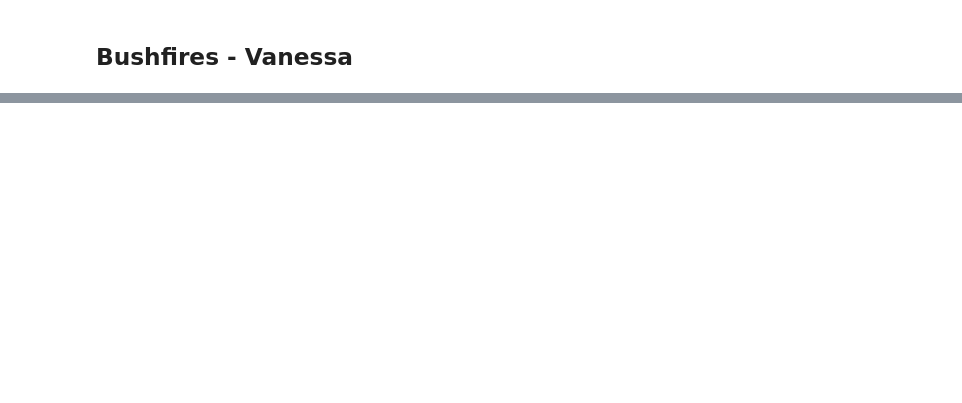
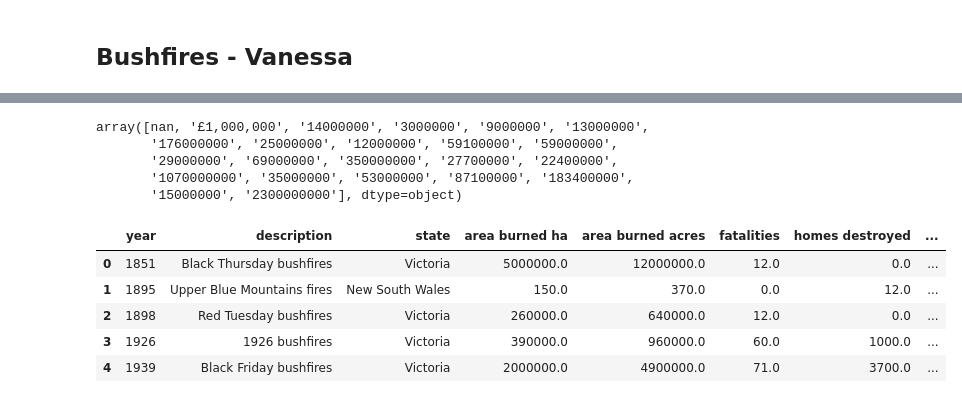
Before and after one commit to thierzon/disney-donut-project, a Jupyter notebook: combined_data.ipynb, the cells around one changed output, grey strips where cells are left out. Saved outputs shown, nothing was run; the diff lists cells and outputs as text; code cells hidden in the pictures; blank space fills up the shorter version.

```diff
--- a/combined_data.ipynb
+++ b/combined_data.ipynb
@@ -400,7 +430,35 @@ bushfire_data.dtypes
 # check why variables are not a float
 
 # approx_value_loss
-bushfire_data['approx value loss'].unique()
+bushfire_df['approx value loss'].unique()
 
 # a check of approx_value_loss suggests there is a data point that was included with a '£'
 # will leave for now because the value loss is reflected as the dollar value for that year and needs to be escalated by CPI to (at least) 2020 for analysis
+# %% [output]
+array([nan, '£1,000,000', '14000000', '3000000', '9000000', '13000000',
+       '176000000', '25000000', '12000000', '59100000', '59000000',
+       '29000000', '69000000', '350000000', '27700000', '22400000',
+       '1070000000', '35000000', '53000000', '87100000', '183400000',
+       '15000000', '2300000000'], dtype=object)
+# %%
+# check timeseries
+
+bushfire_df.groupby('state').count()['year'].sort_values()
+
+# proxy for the severity of bushfire is 'area burned ha'
+# check na's in these two variables
+
+bushfire_df['area burned ha'].isnull().sum()
+
+# create dataframe that does not have any nulls for 'area burned ha'
+
+area_burnt_df = bushfire_df.dropna(subset = ['area burned ha'])
+area_burnt_df.isnull().sum()
+area_burnt_df.head()
+# %% [output]
+|  | year | description | state | area burned ha | area burned acres | fatalities | homes destroyed | ... |
+| 0 | 1851 | Black Thursday bushfires | Victoria | 5000000.0 | 12000000.0 | 12.0 | 0.0 | ... |
+| 1 | 1895 | Upper Blue Mountains fires | New South Wales | 150.0 | 370.0 | 0.0 | 12.0 | ... |
+| 2 | 1898 | Red Tuesday bushfires | Victoria | 260000.0 | 640000.0 | 12.0 | 0.0 | ... |
+| 3 | 1926 | 1926 bushfires | Victoria | 390000.0 | 960000.0 | 60.0 | 1000.0 | ... |
+| 4 | 1939 | Black Friday bushfires | Victoria | 2000000.0 | 4900000.0 | 71.0 | 3700.0 | ... |
```
Also changed, not shown: parts of 9 cells of this notebook, 1 other file.
